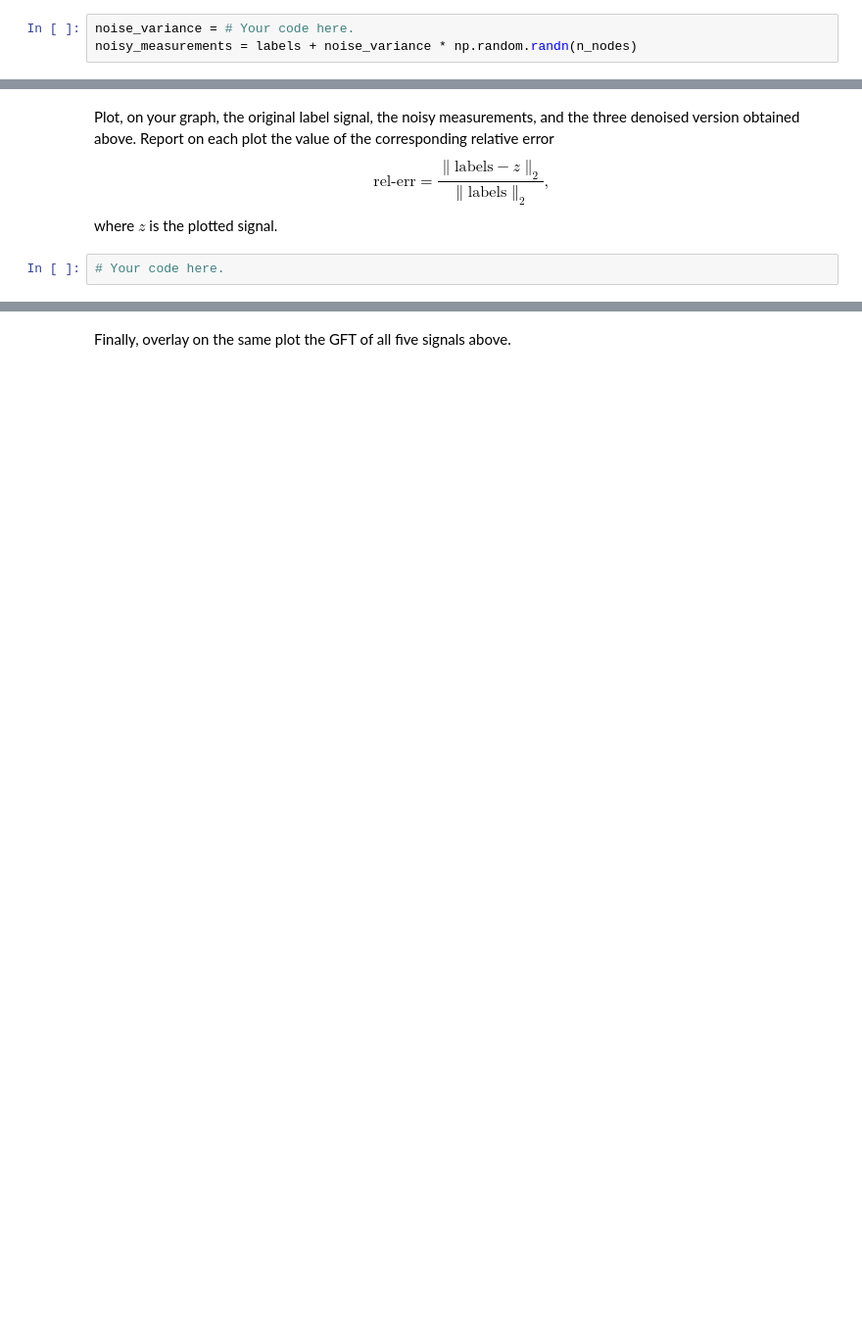
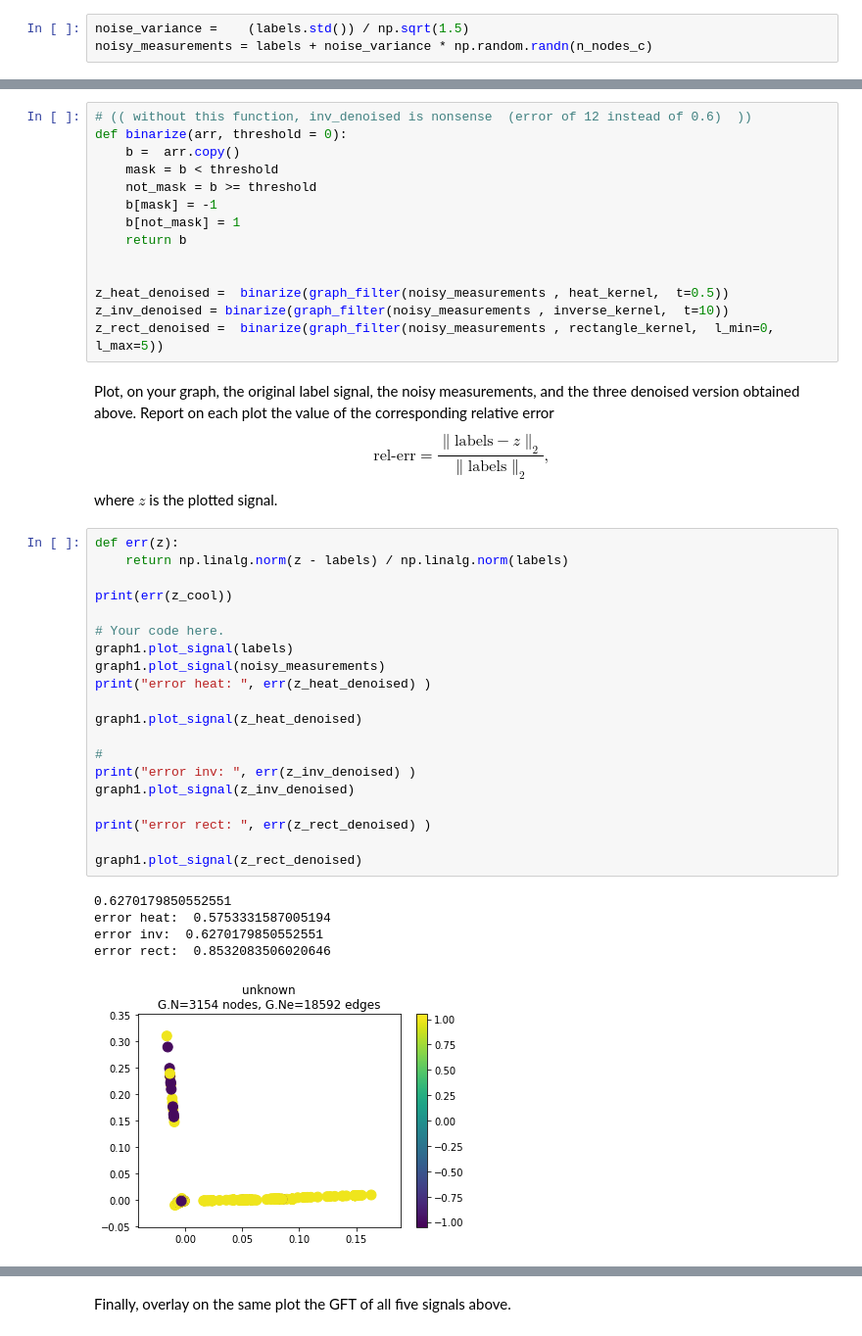
Before and after one commit to dsalathe/group_ntds, a Jupyter notebook: 4_graph_signal_processing.ipynb, the cells around one changed output, grey strips where cells are left out. Shown at 98% size. Drawn from its saved outputs; the diff is of its cells as text; blank space fills up the shorter version.

```diff
--- a/4_graph_signal_processing.ipynb
+++ b/4_graph_signal_processing.ipynb
@@ -401,5 +410,5 @@ In the cell below, set the noise variance $\sigma^2$ by making sure that the sig
 
 _Note:_ Actually, you might want to play with the noise variance here and set it to different values and see how the denoising filters behave.
 # %%
-noise_variance = # Your code here.
-noisy_measurements = labels + noise_variance * np.random.randn(n_nodes)
+noise_variance =    (labels.std()) / np.sqrt(1.5)
+noisy_measurements = labels + noise_variance * np.random.randn(n_nodes_c)
@@ -430,8 +433,46 @@ z_rect_denoised = # Your code here.
+# %%
+# (( without this function, inv_denoised is nonsense  (error of 12 instead of 0.6)  ))
+def binarize(arr, threshold = 0):
+    b =  arr.copy()
+    mask = b < threshold
+    not_mask = b >= threshold
+    b[mask] = -1
+    b[not_mask] = 1
+    return b
+
+
+z_heat_denoised =  binarize(graph_filter(noisy_measurements , heat_kernel,  t=0.5))
+z_inv_denoised = binarize(graph_filter(noisy_measurements , inverse_kernel,  t=10))
+z_rect_denoised =  binarize(graph_filter(noisy_measurements , rectangle_kernel,  l_min=0, l_max=5))
 # %% [markdown]
 Plot, on your graph, the original label signal, the noisy measurements, and the three denoised version obtained above. Report on each plot the value of the corresponding relative error
 $$
 \text{rel-err} = \frac{\|\text{labels} - z \|_2}{\|\text{labels}\|_2},
 $$
 where $z$ is the plotted signal.
-# %%
-# Your code here.
+# %%
+def err(z):
+    return np.linalg.norm(z - labels) / np.linalg.norm(labels)
+
+print(err(z_cool))
+
+# Your code here.
+graph1.plot_signal(labels)
+graph1.plot_signal(noisy_measurements)
+print("error heat: ", err(z_heat_denoised) )
+
+graph1.plot_signal(z_heat_denoised)
+
+#
+print("error inv: ", err(z_inv_denoised) )
+graph1.plot_signal(z_inv_denoised)
+
+print("error rect: ", err(z_rect_denoised) )
+
+graph1.plot_signal(z_rect_denoised)
+# %% [output]
+0.6270179850552551
+error heat:  0.5753331587005194
+error inv:  0.6270179850552551
+error rect:  0.8532083506020646
+[figure, added]
```
Also changed, not shown: parts of 28 cells of this notebook.
